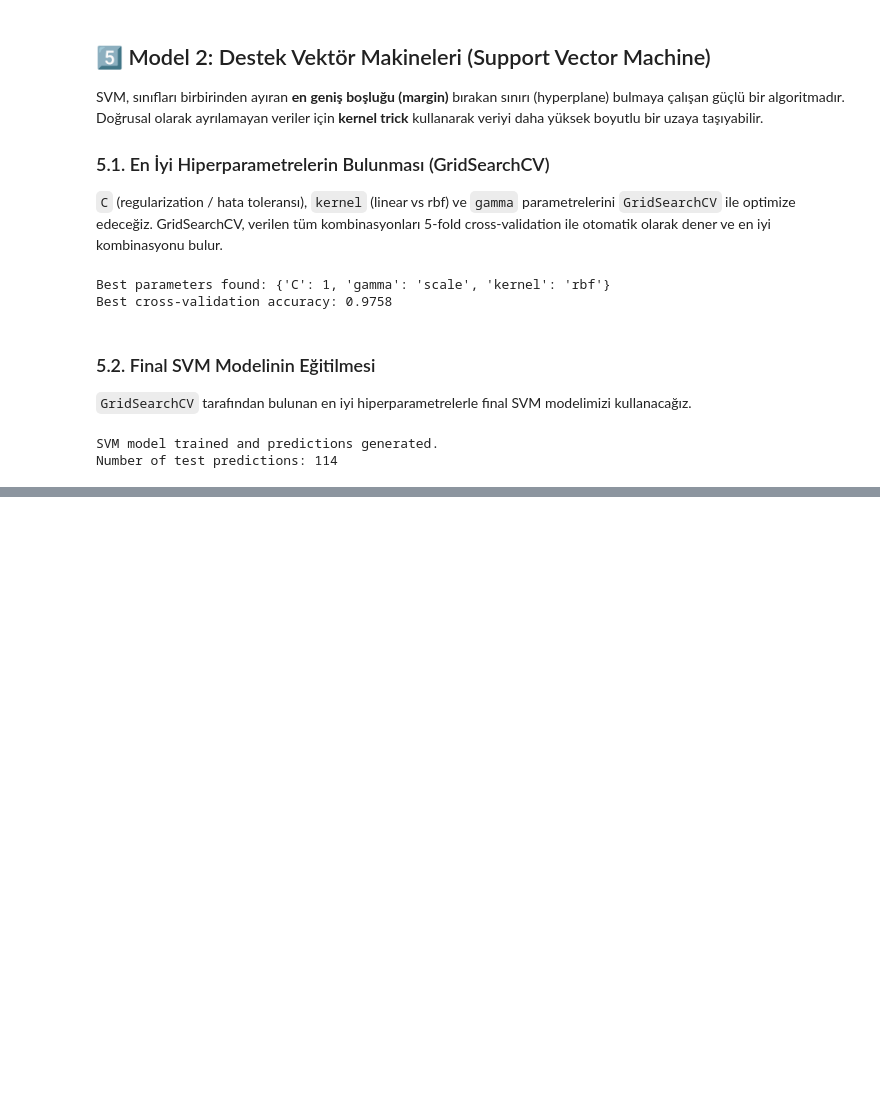
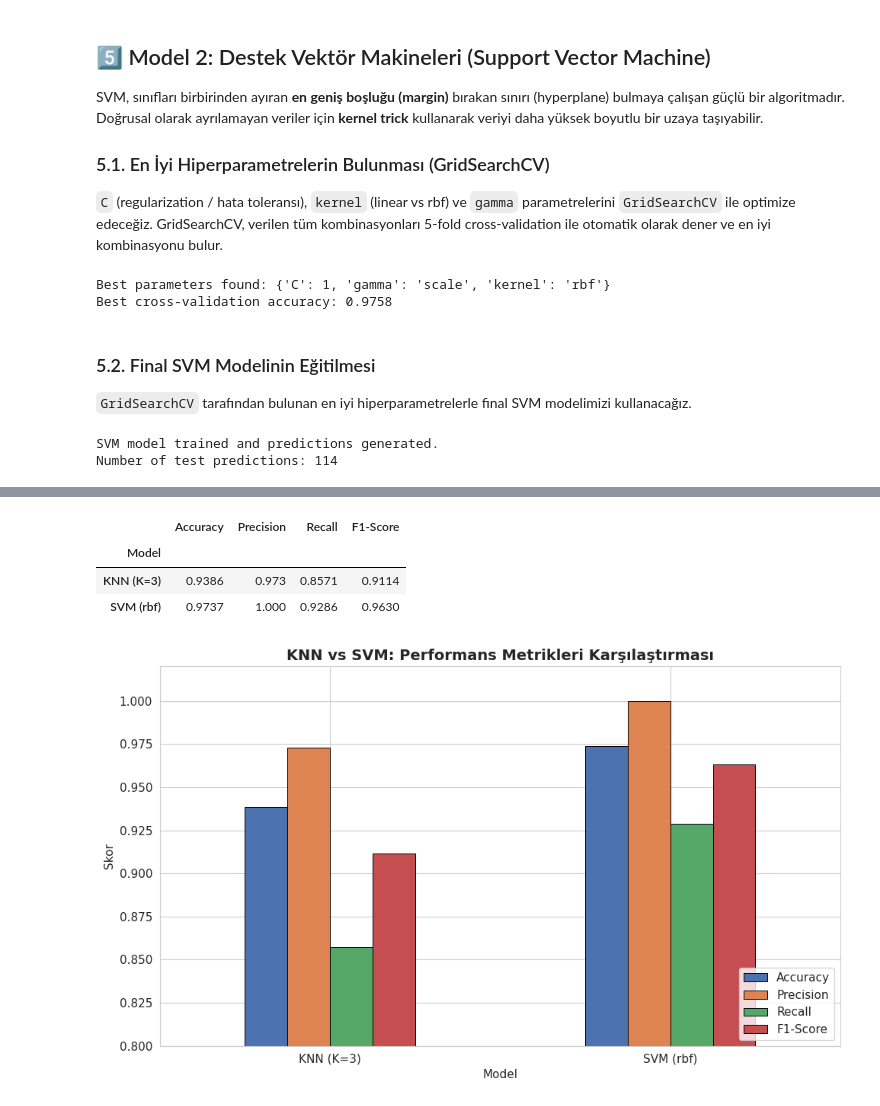
Before and after one commit to serdararici/breast-cancer-knn-svm-classification, a Jupyter notebook: Breast_Cancer_KNN_vs_SVM_HSD_Bootcamp.ipynb, the cells around one changed output, grey strips where cells are left out. Drawn from its saved outputs; the diff is of its cells as text; code cells hidden in the pictures; blank space fills up the shorter version.

Commit message:
Add model evaluation: metrics comparison, confusion matrices, and ROC curves

```diff
--- a/Breast_Cancer_KNN_vs_SVM_HSD_Bootcamp.ipynb
+++ b/Breast_Cancer_KNN_vs_SVM_HSD_Bootcamp.ipynb
@@ -469,0 +478,42 @@ Number of test predictions: 114
+# %%
+def evaluate_model(y_true, y_pred, model_name):
+    """Compute and return key classification metrics for a given model."""
+    return {
+        "Model": model_name,
+        "Accuracy": accuracy_score(y_true, y_pred),
+        "Precision": precision_score(y_true, y_pred),
+        "Recall": recall_score(y_true, y_pred),
+        "F1-Score": f1_score(y_true, y_pred)
+    }
+
+# Evaluate both models on the test set
+knn_metrics = evaluate_model(y_test, knn_pred, f"KNN (K={best_k})")
+svm_metrics = evaluate_model(y_test, svm_pred, f"SVM ({grid_search.best_params_['kernel']})")
+
+# Combine results into a comparison table
+comparison_df = pd.DataFrame([knn_metrics, svm_metrics]).set_index("Model")
+comparison_df = comparison_df.round(4)
+comparison_df
+# %% [output]
+|  | Accuracy | Precision | Recall | F1-Score |
+| Model |  |  |  |  |
+| KNN (K=3) | 0.9386 | 0.973 | 0.8571 | 0.9114 |
+| SVM (rbf) | 0.9737 | 1.000 | 0.9286 | 0.9630 |
+# %%
+# Visualize the metric comparison as a grouped bar chart
+fig, ax = plt.subplots(figsize=(10, 6))
+comparison_df.plot(kind="bar", ax=ax, color=["#4C72B0", "#DD8452", "#55A868", "#C44E52"],
+                    edgecolor="black", linewidth=0.7)
+
+ax.set_title("KNN vs SVM: Performans Metrikleri Karşılaştırması", fontsize=14, fontweight="bold")
+ax.set_ylabel("Skor")
+ax.set_ylim(0.8, 1.02)
+ax.legend(loc="lower right")
+ax.set_xticklabels(comparison_df.index, rotation=0)
+plt.tight_layout()
+
+# Save the figure for later use in Medium article and GitHub README
+plt.savefig("metrics_comparison.png", bbox_inches="tight", dpi=150)
+plt.show()
+# %% [output]
+[figure, added]
```
Also changed, not shown: parts of 5 cells of this notebook.
